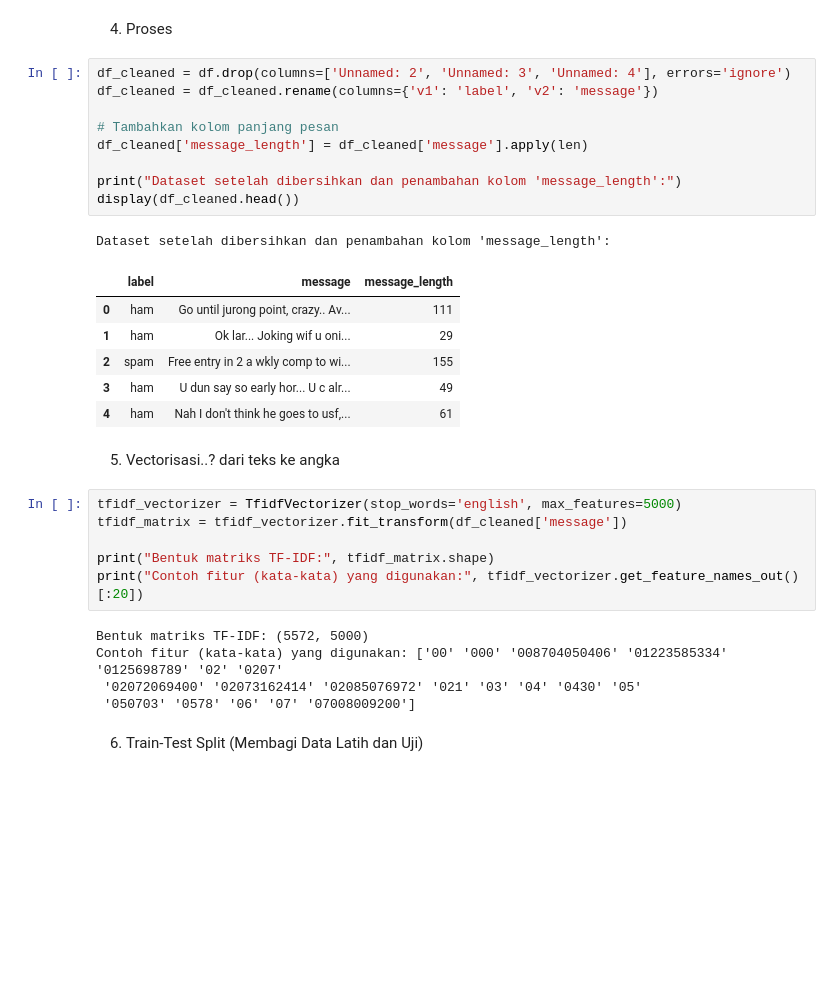
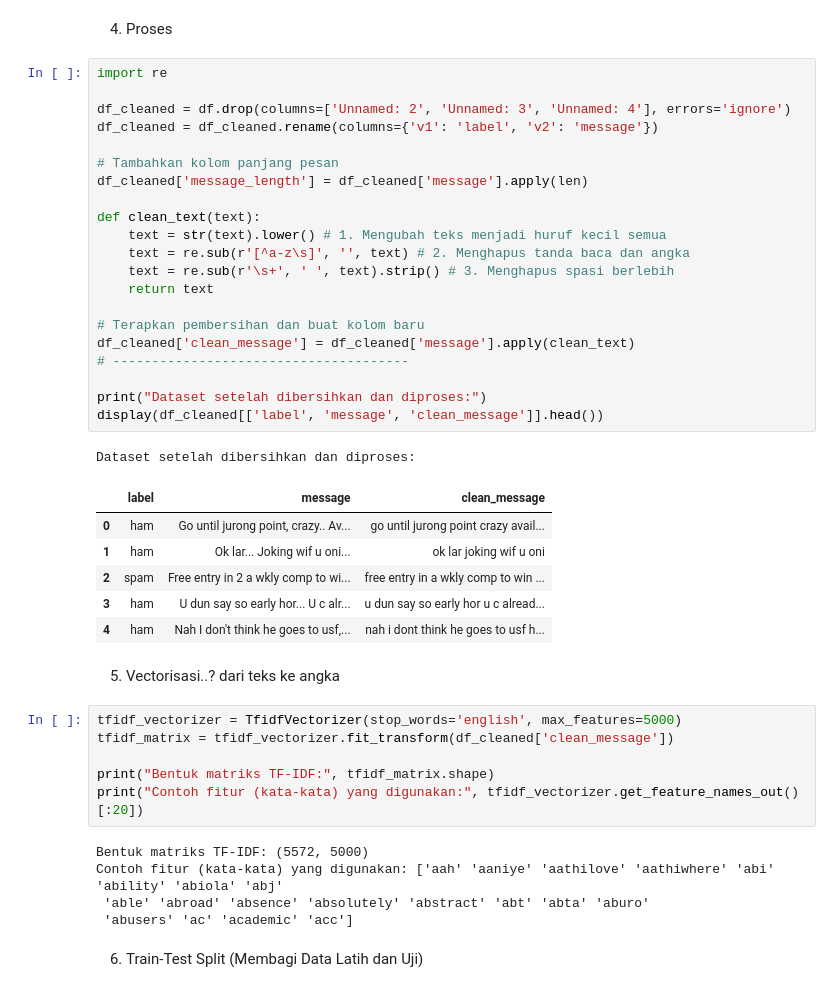
Before and after one commit to ariyaaup/SPHam, a Jupyter notebook: datates.ipynb, the cells around one changed output. Cells and saved outputs as stored; diff of their text form; blank space fills up the shorter version.

```diff
--- a/datates.ipynb
+++ b/datates.ipynb
@@ -96,35 +96,47 @@ Name: v2, dtype: str
 # %% [markdown]
 4. Proses
 # %%
+import re
+
 df_cleaned = df.drop(columns=['Unnamed: 2', 'Unnamed: 3', 'Unnamed: 4'], errors='ignore')
 df_cleaned = df_cleaned.rename(columns={'v1': 'label', 'v2': 'message'})
 
 # Tambahkan kolom panjang pesan
 df_cleaned['message_length'] = df_cleaned['message'].apply(len)
 
-print("Dataset setelah dibersihkan dan penambahan kolom 'message_length':")
-display(df_cleaned.head())
+def clean_text(text):
+    text = str(text).lower() # 1. Mengubah teks menjadi huruf kecil semua
+    text = re.sub(r'[^a-z\s]', '', text) # 2. Menghapus tanda baca dan angka
+    text = re.sub(r'\s+', ' ', text).strip() # 3. Menghapus spasi berlebih
+    return text
+
+# Terapkan pembersihan dan buat kolom baru
+df_cleaned['clean_message'] = df_cleaned['message'].apply(clean_text)
+# --------------------------------------
+
+print("Dataset setelah dibersihkan dan diproses:")
+display(df_cleaned[['label', 'message', 'clean_message']].head())
 # %% [output]
-Dataset setelah dibersihkan dan penambahan kolom 'message_length':
+Dataset setelah dibersihkan dan diproses:
-|  | label | message | message_length |
-| 0 | ham | Go until jurong point, crazy.. Av... | 111 |
-| 1 | ham | Ok lar... Joking wif u oni... | 29 |
-| 2 | spam | Free entry in 2 a wkly comp to wi... | 155 |
-| 3 | ham | U dun say so early hor... U c alr... | 49 |
-| 4 | ham | Nah I don't think he goes to usf,... | 61 |
+|  | label | message | clean_message |
+| 0 | ham | Go until jurong point, crazy.. Av... | go until jurong point crazy avail... |
+| 1 | ham | Ok lar... Joking wif u oni... | ok lar joking wif u oni |
+| 2 | spam | Free entry in 2 a wkly comp to wi... | free entry in a wkly comp to win ... |
+| 3 | ham | U dun say so early hor... U c alr... | u dun say so early hor u c alread... |
+| 4 | ham | Nah I don't think he goes to usf,... | nah i dont think he goes to usf h... |
 # %% [markdown]
 5.  Vectorisasi..? dari teks ke angka
 # %%
 tfidf_vectorizer = TfidfVectorizer(stop_words='english', max_features=5000)
-tfidf_matrix = tfidf_vectorizer.fit_transform(df_cleaned['message'])
+tfidf_matrix = tfidf_vectorizer.fit_transform(df_cleaned['clean_message'])
 
 print("Bentuk matriks TF-IDF:", tfidf_matrix.shape)
 print("Contoh fitur (kata-kata) yang digunakan:", tfidf_vectorizer.get_feature_names_out()[:20])
 # %% [output]
 Bentuk matriks TF-IDF: (5572, 5000)
-Contoh fitur (kata-kata) yang digunakan: ['00' '000' '008704050406' '01223585334' '0125698789' '02' '0207'
- '02072069400' '02073162414' '02085076972' '021' '03' '04' '0430' '05'
- '050703' '0578' '06' '07' '07008009200']
+Contoh fitur (kata-kata) yang digunakan: ['aah' 'aaniye' 'aathilove' 'aathiwhere' 'abi' 'ability' 'abiola' 'abj'
+ 'able' 'abroad' 'absence' 'absolutely' 'abstract' 'abt' 'abta' 'aburo'
+ 'abusers' 'ac' 'academic' 'acc']
 # %% [markdown]
 6. Train-Test Split (Membagi Data Latih dan Uji)
 # %%
```
Also changed, not shown: parts of 6 cells of this notebook.
